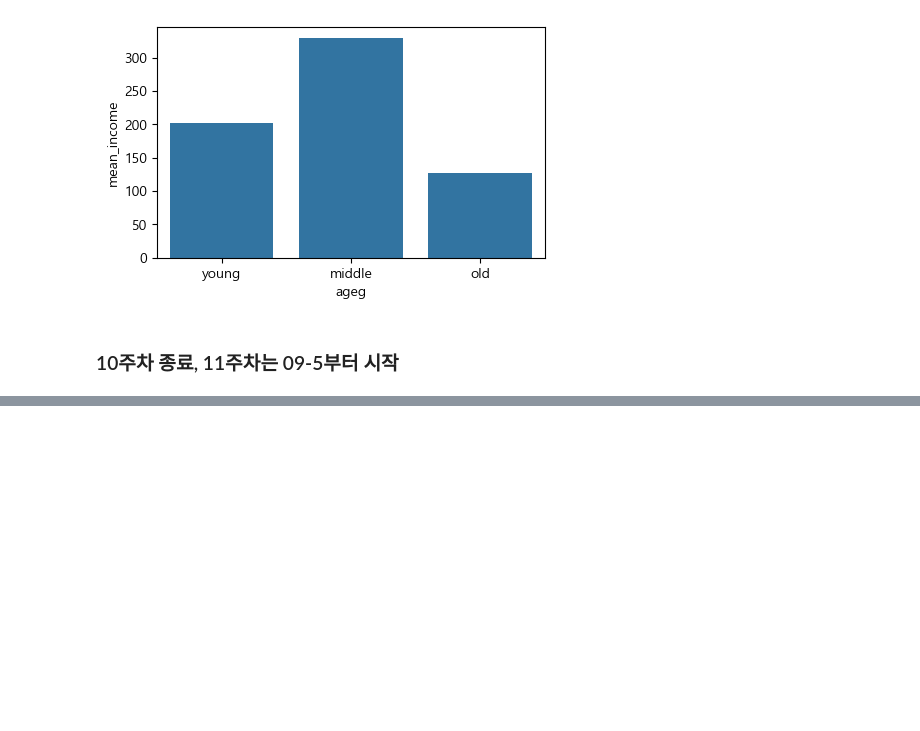
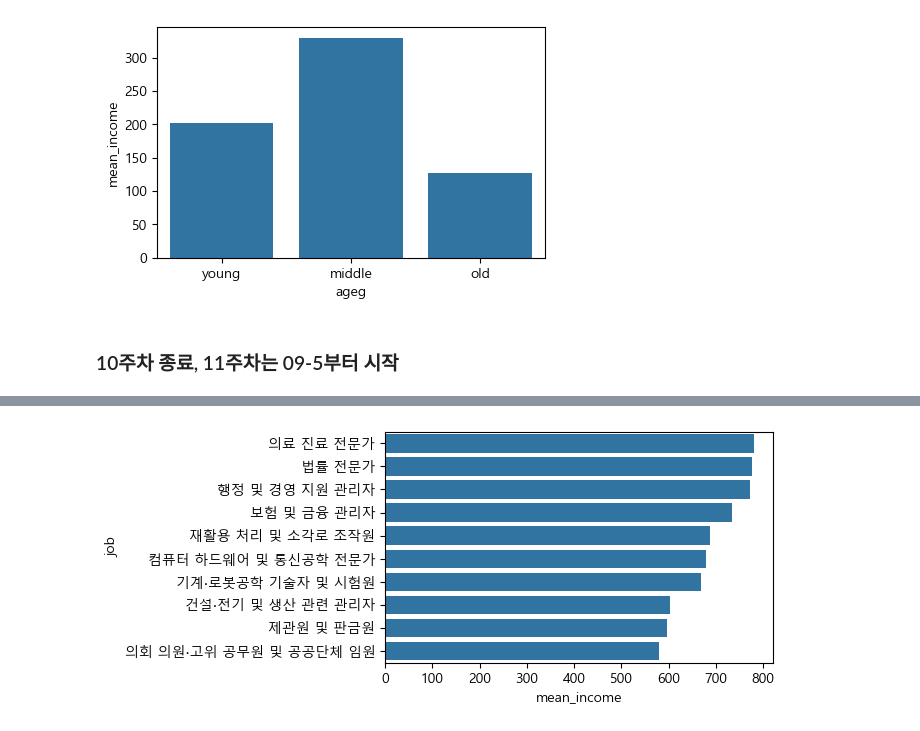
Before and after one commit to seusik1122/2025-1-myclass-BDA, a Jupyter notebook: inclass/10w-A-mon-0519-easy-ch09.ipynb, the cells around one changed output, grey strips where cells are left out. Drawn from its saved outputs; the diff is of its cells as text; code cells hidden in the pictures; blank space fills up the shorter version.

```diff
--- a/inclass/10w-A-mon-0519-easy-ch09.ipynb
+++ b/inclass/10w-A-mon-0519-easy-ch09.ipynb
@@ -271,0 +334,3 @@ sns.barplot(ageg_income, x='ageg', y='mean_income', order=['young', 'middle', 'o
+# %%
+list_job = pd.read_excel('data/Koweps_Codebook_2019.xlsx', sheet_name = '직종코드')
+list_job.head()
@@ -271,0 +348,3 @@ sns.barplot(ageg_income, x='ageg', y='mean_income', order=['young', 'middle', 'o
+# %%
+welfare = welfare.merge(list_job, how='left')
+welfare[['job']].head()
@@ -271,0 +367,5 @@ sns.barplot(ageg_income, x='ageg', y='mean_income', order=['young', 'middle', 'o
+# %%
+job_income = welfare.dropna(subset= ['job', 'income']) \
+                    .groupby('job', as_index=False) \
+                    .agg(mean_income = ('income', 'mean'))
+job_income.head()
@@ -271,0 +379,3 @@ sns.barplot(ageg_income, x='ageg', y='mean_income', order=['young', 'middle', 'o
+# %%
+top10 = job_income.sort_values('mean_income', ascending=False).head(10)
+top10
@@ -271,0 +394,4 @@ sns.barplot(ageg_income, x='ageg', y='mean_income', order=['young', 'middle', 'o
+# %%
+sns.barplot(top10, x='mean_income', y='job');
+# %% [output]
+[figure, added]
```
Also changed, not shown: parts of 58 cells of this notebook.
